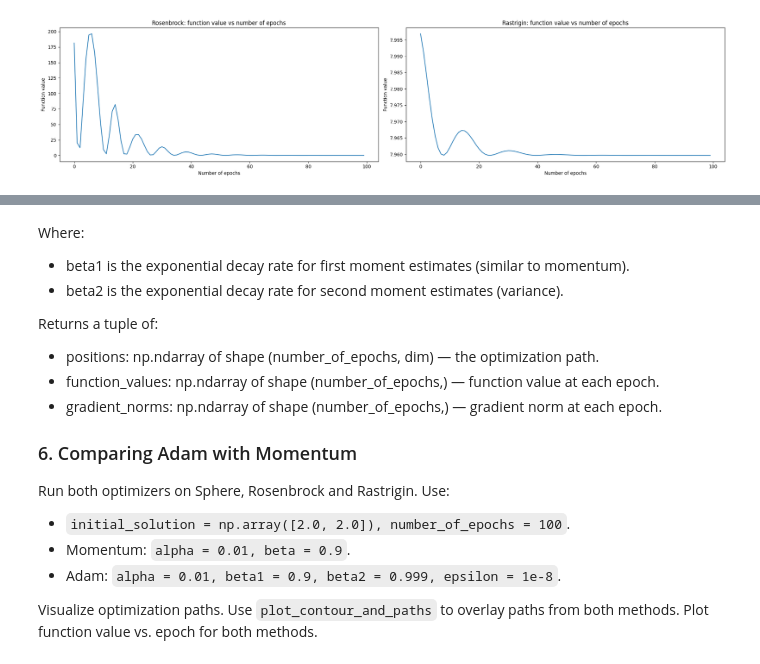
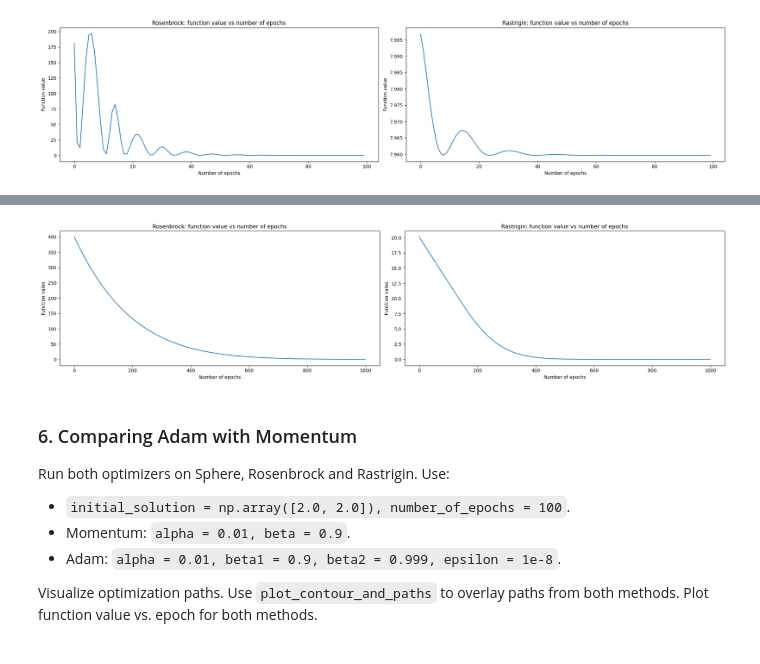
Before and after one commit to pawlowiczf/Stochastic-Methods-in-Machine-Learning, a Jupyter notebook: 02-adagrad/lab.ipynb, the cells around one changed output, grey strips where cells are left out. Saved outputs shown, nothing was run; the diff lists cells and outputs as text; code cells hidden in the pictures.

```diff
--- a/02-adagrad/lab.ipynb
+++ b/02-adagrad/lab.ipynb
@@ -316,4 +345,30 @@ def adam(
     number_of_epochs: int,
     epsilon: float = 1e-8
 ) -> tuple[np.ndarray, np.ndarray, np.ndarray]:
-    ...
+    w = initial_solution.copy()
+
+    v = np.zeros(w.shape[0])
+    m = np.zeros(w.shape[0])
+
+    positions = np.zeros((number_of_epochs, w.shape[0]))
+    function_values = np.zeros((number_of_epochs,))
+    velocity_norms = np.zeros((number_of_epochs,))
+
+    for epoch in range(number_of_epochs):
+        grad = problem.grad(w)
+
+        m = beta1 * m + (1 - beta1) * grad
+        v = beta2 * v + (1 - beta2) * np.square(grad)
+
+        m_c = m / (1 - beta1 ** (epoch + 1))
+        v_c = v / (1 - beta2 ** (epoch + 1))
+
+        w = w - (alpha * m_c) / (np.sqrt(v_c) + epsilon)
+
+        positions[epoch] = w
+        velocity_norms[epoch] = np.linalg.norm(v)
+        function_values[epoch] = problem(w)
+    #
+
+    return positions, function_values, velocity_norms
+#
@@ -319,0 +384,17 @@ def adam(
+# %%
+alpha = 0.001
+beta1, beta2 = 0.9, 0.999
+initial_solution = np.array([2.0, 2.0])
+number_of_epochs = 1000
+
+positions_momentum_rosenbrock, functions_values_momentum_rosenbrock, velocity_norms_momentum_rosenbrock = adam(rosenbrock, np.array([2.0, 2.0]), alpha, beta1, beta2, number_of_epochs)
+positions_momentum_rastrigin, functions_values_momentum_rastrigin, velocity_norms_momentum_rastrigin    = adam(rastrigin, np.array([0.1, 0.4]), alpha, beta1, beta2, number_of_epochs)
+
+fig, axes = plt.subplots(1, 2, figsize=(21, 5))
+
+plot_2d(range(number_of_epochs), functions_values_momentum_rosenbrock, ax=axes[0], title='Rosenbrock: function value vs number of epochs', xlabel='Number of epochs', ylabel='Function value')
+plot_2d(range(number_of_epochs), functions_values_momentum_rastrigin,  ax=axes[1], title='Rastrigin: function value vs number of epochs',  xlabel='Number of epochs', ylabel='Function value')
+
+plt.show()
+# %% [output]
+[figure, added]
@@ -320,13 +405,4 @@ def adam(
 # %% [markdown]
-Where:
-- beta1 is the exponential decay rate for first moment estimates (similar to momentum).
-- beta2 is the exponential decay rate for second moment estimates (variance).
-
-Returns a tuple of:
-- positions: np.ndarray of shape (number_of_epochs, dim) — the optimization path.
-- function_values: np.ndarray of shape (number_of_epochs,) — function value at each epoch.
-- gradient_norms: np.ndarray of shape (number_of_epochs,) — gradient norm at each epoch.
-
 ### 6. Comparing Adam with Momentum
 Run both optimizers on Sphere, Rosenbrock and Rastrigin. Use:
 - `initial_solution = np.array([2.0, 2.0]), number_of_epochs = 100`.
```
Also changed, not shown: parts of 11 cells of this notebook, 1 other file.
